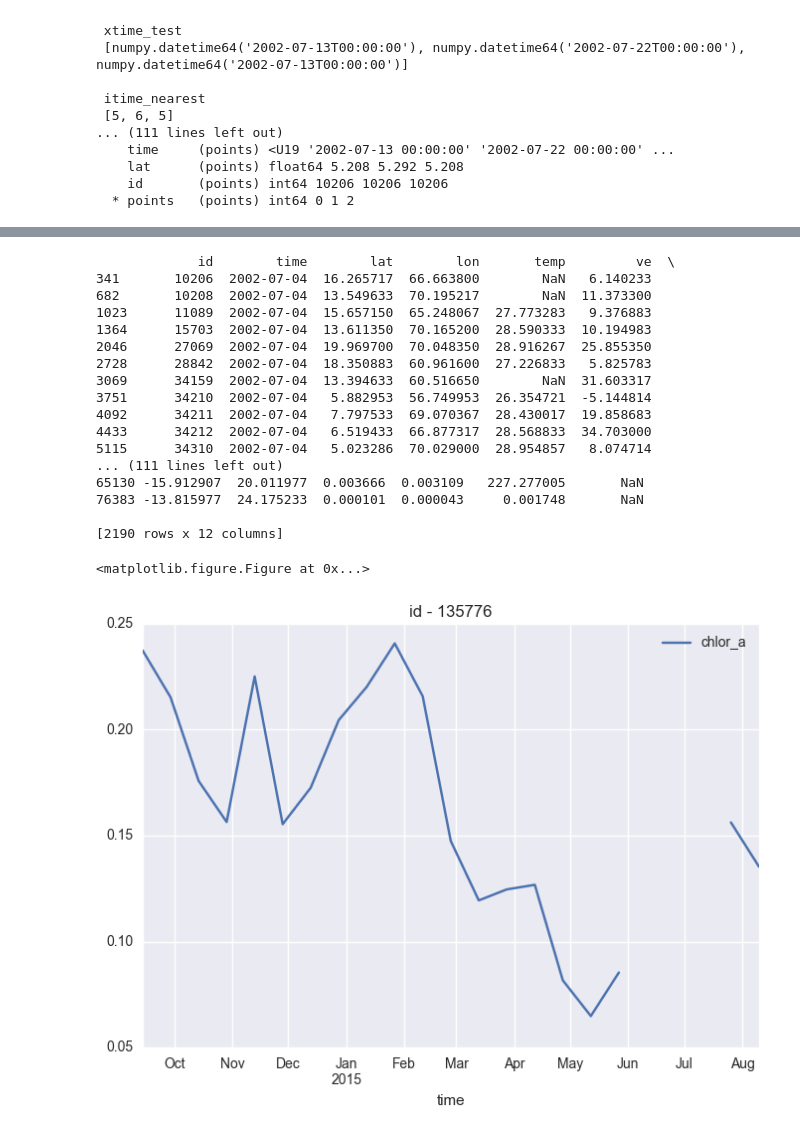
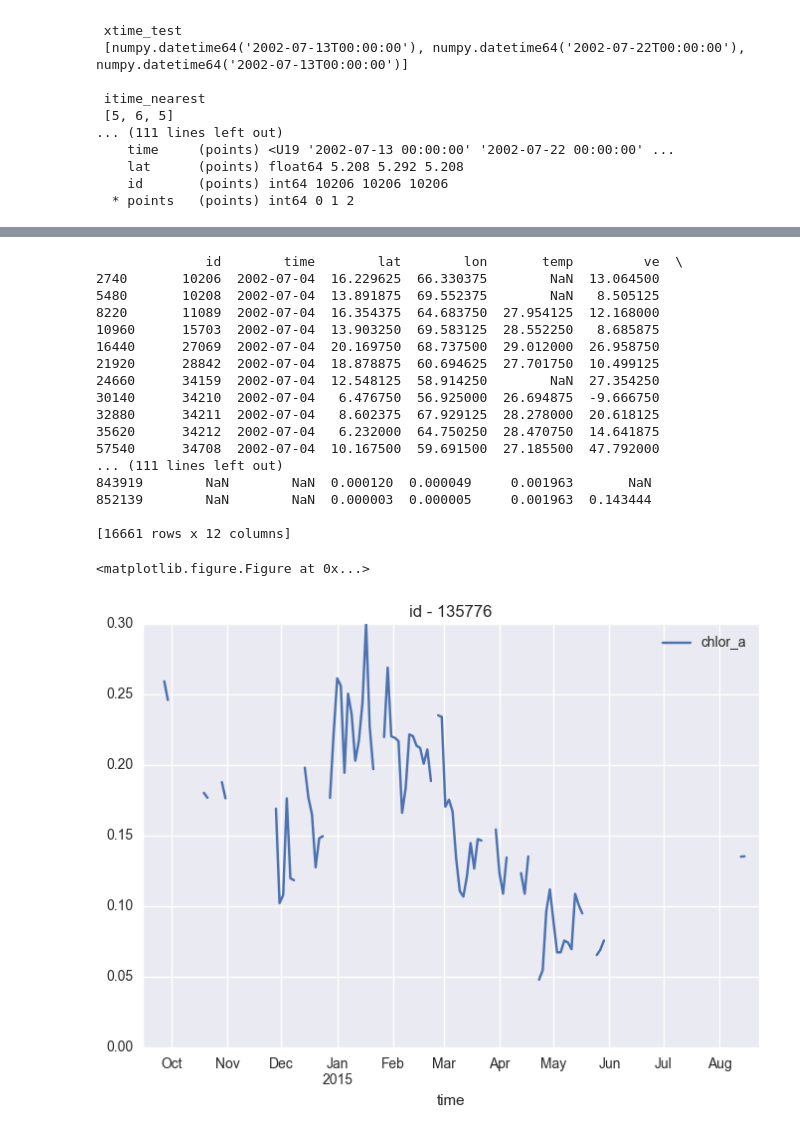
Before and after one commit to vyan2000/ocml-public, a Jupyter notebook: data_coverage_GlobColor/data_coverage_2D_GlobColour_load_1chldist.ipynb, the cells around one changed output, grey strips where cells are left out. Cells and saved outputs as stored; diff of their text form; code cells hidden in the pictures.

Commit message:
chl & dist & cdm & kd490 & t865 & par & sst_4um added to the new data - versionsion 2

```diff
--- a/data_coverage_GlobColor/data_coverage_2D_GlobColour_load_1chldist.ipynb
+++ b/data_coverage_GlobColor/data_coverage_2D_GlobColour_load_1chldist.ipynb
@@ -16,7 +16,7 @@ import seaborn as sns
 from matplotlib.colors import LogNorm
 # %%
 # resampling frequency in number of days
-freq=15
+freq=2
 # %%
 from tools.load_GlobColor_dataset import load_dataset
 import importlib
@@ -183,7 +183,7 @@ array(5.020830154418945)
 from buyodata import buoydata
 import os
 # %%
-fnamesAll = ['./gdp_float/buoydata_1_5000.dat','./gdp_float/buoydata_5001_10000.dat','./gdp_float/buoydata_10001_15000.dat','./gdp_float/buoydata_15001_jun16.dat']
+fnamesAll = ['./gdp_float/buoydata_1_5000.dat','./gdp_float/buoydata_5001_10000.dat','./gdp_float/buoydata_10001_15000.dat','./gdp_float/buoydata_15001_jun17.dat']
 # %%
 # read them and cancatenate them into one DataFrame
 dfAll = pd.concat([buoydata.read_buoy_data(f) for f in fnamesAll])  # around 4~5 minutes
@@ -782,36 +782,36 @@ See the caveats in the documentation: http://pandas.pydata.org/pandas-docs/stabl
 # %%
 # output the dataframe result_out4
 var1 = "chl"
-outdir_prefix = "./data_globcolour/output.data/interpolate/" + "df_Globcolor_"
+outdir_prefix = "./data_globcolour/output.data.interpolate/" + "df_Globcolor_"
 outdir = outdir_prefix + var1 + "_" + str(freq) + "d.csv"
 result_out4.to_csv(outdir)
 print(pd.read_csv(outdir,index_col=0))
 
 ### plot for id 125776, which will be fit by LDS
 plt.figure(figsize=(8,6))
 result_out4[result_out4.id == 135776].plot(x='time', y ='chlor_a', title=('id - %d' % 135776) )
 plt.show();
 plt.close("all")
 # %% [output]
-             id        time        lat        lon       temp         ve  \
-341       10206  2002-07-04  16.265717  66.663800        NaN   6.140233
-682       10208  2002-07-04  13.549633  70.195217        NaN  11.373300
-1023      11089  2002-07-04  15.657150  65.248067  27.773283   9.376883
-1364      15703  2002-07-04  13.611350  70.165200  28.590333  10.194983
-2046      27069  2002-07-04  19.969700  70.048350  28.916267  25.855350
-2728      28842  2002-07-04  18.350883  60.961600  27.226833   5.825783
-3069      34159  2002-07-04  13.394633  60.516650        NaN  31.603317
-3751      34210  2002-07-04   5.882953  56.749953  26.354721  -5.144814
-4092      34211  2002-07-04   7.797533  69.070367  28.430017  19.858683
-4433      34212  2002-07-04   6.519433  66.877317  28.568833  34.703000
-5115      34310  2002-07-04   5.023286  70.029000  28.954857   8.074714
+              id        time        lat        lon       temp         ve  \
+2740       10206  2002-07-04  16.229625  66.330375        NaN  13.064500
+5480       10208  2002-07-04  13.891875  69.552375        NaN   8.505125
+8220       11089  2002-07-04  16.354375  64.683750  27.954125  12.168000
+10960      15703  2002-07-04  13.903250  69.583125  28.552250   8.685875
+16440      27069  2002-07-04  20.169750  68.737500  29.012000  26.958750
+21920      28842  2002-07-04  18.878875  60.694625  27.701750  10.499125
+24660      34159  2002-07-04  12.548125  58.914250        NaN  27.354250
+30140      34210  2002-07-04   6.476750  56.925000  26.694875  -9.666750
+32880      34211  2002-07-04   8.602375  67.929125  28.278000  20.618125
+35620      34212  2002-07-04   6.232000  64.750250  28.470750  14.641875
+57540      34708  2002-07-04  10.167500  59.691500  27.185500  47.792000
 ... (111 lines left out)
-65130 -15.912907  20.011977  0.003666  0.003109   227.277005       NaN
-76383 -13.815977  24.175233  0.000101  0.000043     0.001748       NaN
+843919        NaN        NaN  0.000120  0.000049     0.001963       NaN
+852139        NaN        NaN  0.000003  0.000005     0.001963  0.143444
 
-[2190 rows x 12 columns]
+[16661 rows x 12 columns]
 <matplotlib.figure.Figure at 0x...>
-[figure, old version]
+[figure, new version]
 # %%
 #### now interpolate the distance to the coast
 from tools.time_lat_lon_interpolate import interpolate
```
Also changed, not shown: parts of 15 cells of this notebook, 5 other files.
